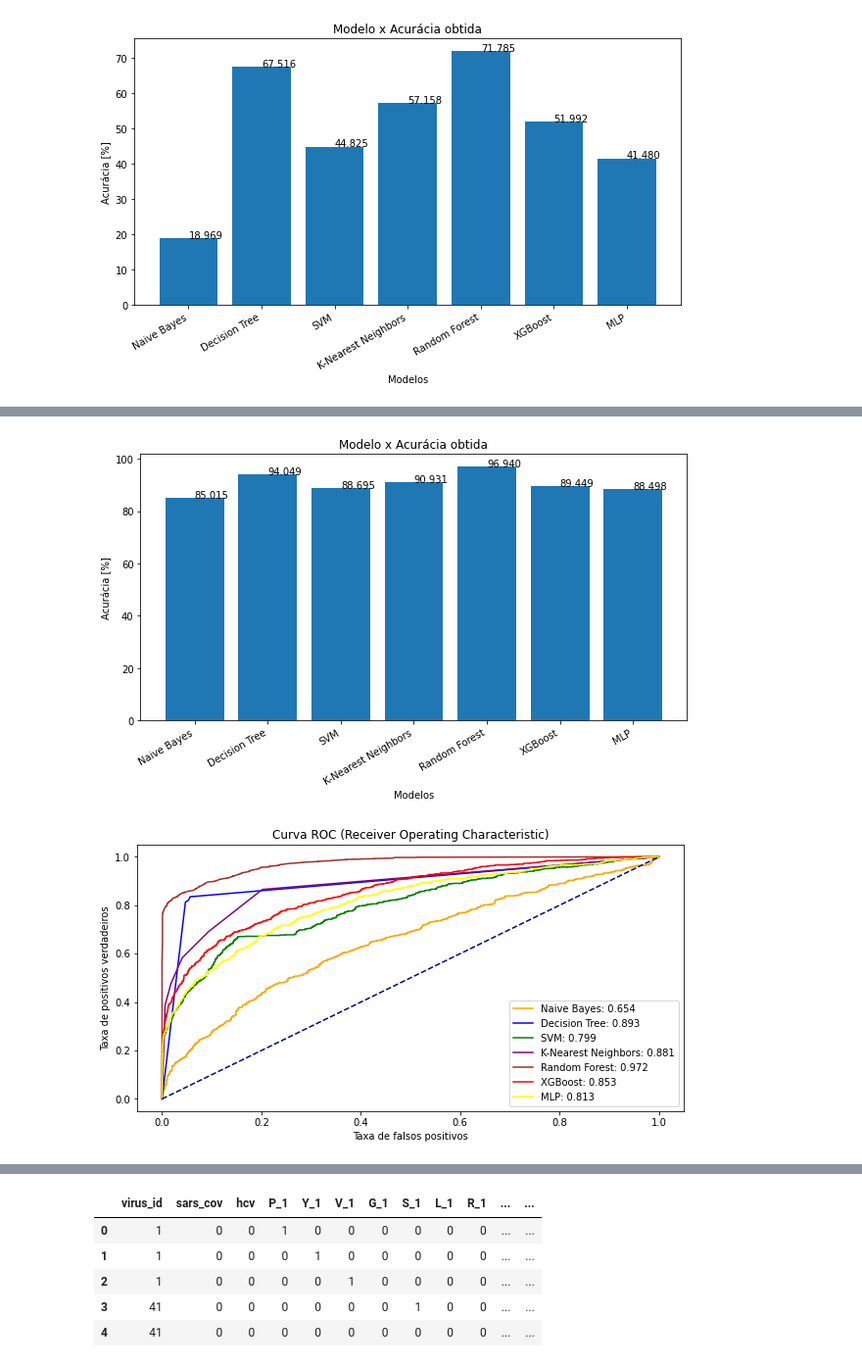
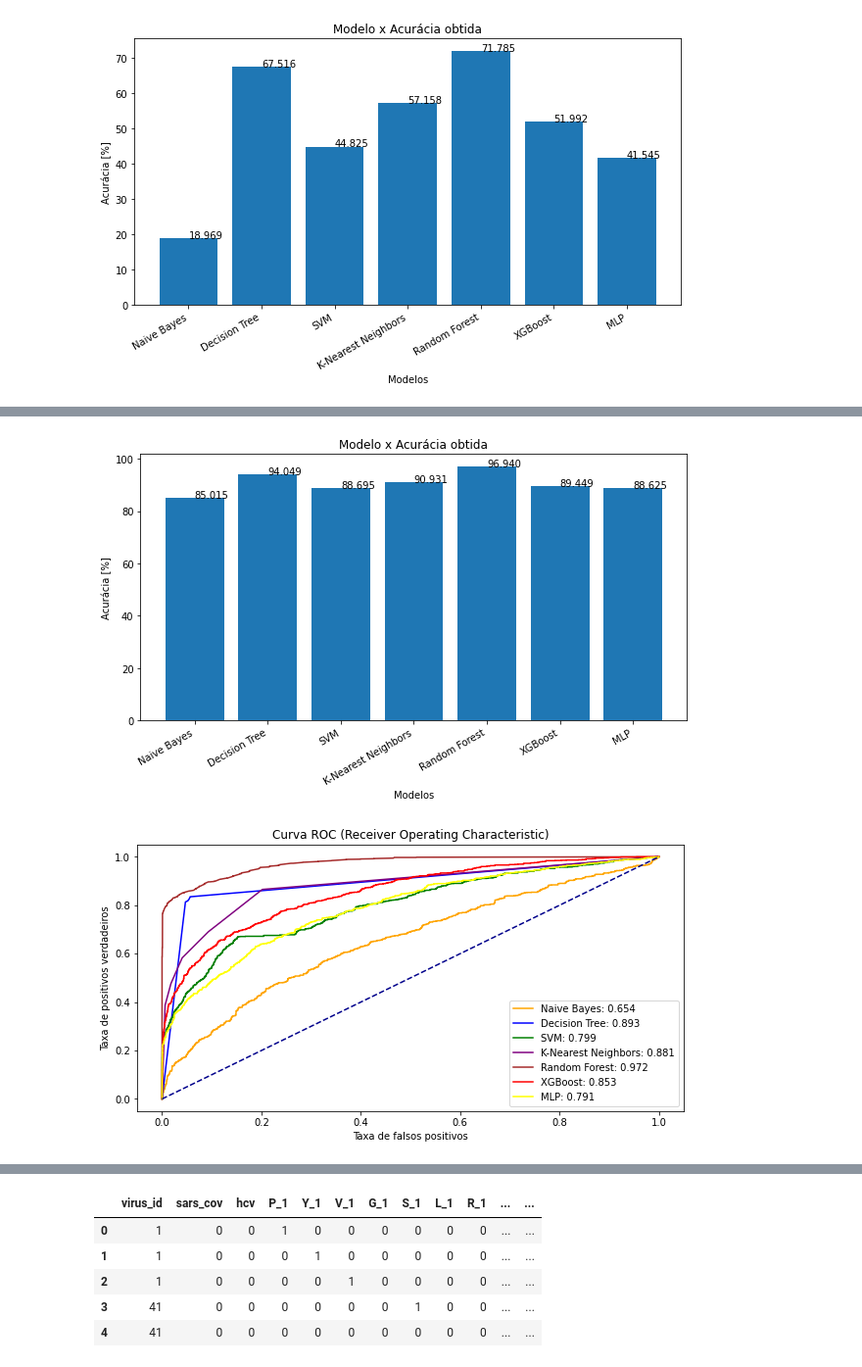
Before and after one commit to lucas-mv/peptide-avpdb-ml, a Jupyter notebook: peptide-ml.ipynb, the cells around one changed output, grey strips where cells are left out. Shown at 98% size. Cells and saved outputs as stored; diff of their text form; code cells hidden in the pictures.

```diff
--- a/peptide-ml.ipynb
+++ b/peptide-ml.ipynb
@@ -118,6 +139,7 @@ def calc_plot_roc(clf, label, color, train_X, test_X, train_y, test_y):
     rocauc = roc_auc_score(test_y, probs)
     rocauc = Decimal(rocauc).quantize(Decimal('0.001'))
     plot_roc_curve(fper, tper, color, label + ': ' + str(rocauc))
+    return rocauc
 
 def show_roc():
     plt.plot([0, 1], [0, 1], color='darkblue', linestyle='--')
@@ -188,7 +210,8 @@ def build_and_print_decision_tree(X, y, replaces):
         tree_text = tree_text.replace(r[0], r[1])
     print(tree_text)
 
-def benchmark_classifiers(X, y, plot_roc=True):
+experiment_results = []
+def benchmark_classifiers(group, experiment, X, y, plot_roc=True):
     nb_clf = GaussianNB()
     nb_accuracy = statistics.fmean(cross_val_score(nb_clf, X, y, cv=k_fold, n_jobs=1)) * 100
     knn_clf = KNeighborsClassifier()
@@ -202,22 +225,31 @@ def benchmark_classifiers(X, y, plot_roc=True):
     dt_accuracy = statistics.fmean(cross_val_score(dt_clf, X, y, cv=k_fold, n_jobs=1)) * 100
     xgb_clf = GradientBoostingClassifier(random_state=0)
     xgb_accuracy = statistics.fmean(cross_val_score(xgb_clf, X, y, cv=k_fold, n_jobs=1)) * 100
-    mlp_clf = MLPClassifier(max_iter=500, random_state=0)
+    mlp_clf = MLPClassifier(max_iter=1000, random_state=0)
     mlp_accuracy = statistics.fmean(cross_val_score(mlp_clf, X, y, cv=k_fold, n_jobs=1)) * 100
     labels = ['Naive Bayes', 'Decision Tree', 'SVM','K-Nearest Neighbors','Random Forest', 'XGBoost', 'MLP']
     accuracies = [nb_accuracy, dt_accuracy, svm_accuracy, knn_accuracy, rf_accuracy, xgb_accuracy, mlp_accuracy]
     plot_labeled_values(labels, accuracies, "Modelos", "Acurácia [%]", "Modelo x Acurácia obtida", rotate_x = True)
+    result = {
+        "experiment": experiment,
+        "labels": labels,
+        "accuracies": accuracies,
+        "group": group
+    }
     if plot_roc:
+        rocaucs = []
         plt.figure(figsize = (10, 5))
         train_X, test_X, train_y, test_y = train_test_split(X, y, test_size=0.3, random_state=0)
-        calc_plot_roc(nb_clf, 'Naive Bayes', 'orange', train_X, test_X, train_y, test_y)
-        calc_plot_roc(dt_clf, 'Decision Tree', 'blue', train_X, test_X, train_y, test_y)
-        calc_plot_roc(svm_clf, 'SVM', 'green', train_X, test_X, train_y, test_y)
-        calc_plot_roc(knn_clf, 'K-Nearest Neighbors', 'purple', train_X, test_X, train_y, test_y)
-        calc_plot_roc(rf_clf, 'Random Forest', 'brown', train_X, test_X, train_y, test_y)
-        calc_plot_roc(xgb_clf, 'XGBoost', 'red', train_X, test_X, train_y, test_y)
-        calc_plot_roc(mlp_clf, 'MLP', 'yellow', train_X, test_X, train_y, test_y)
+        rocaucs.append(calc_plot_roc(nb_clf, 'Naive Bayes', 'orange', train_X, test_X, train_y, test_y))
+        rocaucs.append(calc_plot_roc(dt_clf, 'Decision Tree', 'blue', train_X, test_X, train_y, test_y))
+        rocaucs.append(calc_plot_roc(svm_clf, 'SVM', 'green', train_X, test_X, train_y, test_y))
+        rocaucs.append(calc_plot_roc(knn_clf, 'K-Nearest Neighbors', 'purple', train_X, test_X, train_y, test_y))
+        rocaucs.append(calc_plot_roc(rf_clf, 'Random Forest', 'brown', train_X, test_X, train_y, test_y))
+        rocaucs.append(calc_plot_roc(xgb_clf, 'XGBoost', 'red', train_X, test_X, train_y, test_y))
+        rocaucs.append(calc_plot_roc(mlp_clf, 'MLP', 'yellow', train_X, test_X, train_y, test_y))
+        result["rocaucs"] = rocaucs
         show_roc()
+    experiment_results.append(result)
 # %% [markdown]
 ## Modelo de tradução posicional
 
@@ -268,7 +302,7 @@ benchmark_classifiers(X, y)
 # %%
 y = df['hcv'].values.ravel()
-benchmark_classifiers(X, y)
+benchmark_classifiers('pos', 'hcv', X, y)
 # %% [output]
 [figure]
-[figure, old version]
+[figure, new version]
 # %% [markdown]
```
Also changed, not shown: parts of 31 cells of this notebook.
